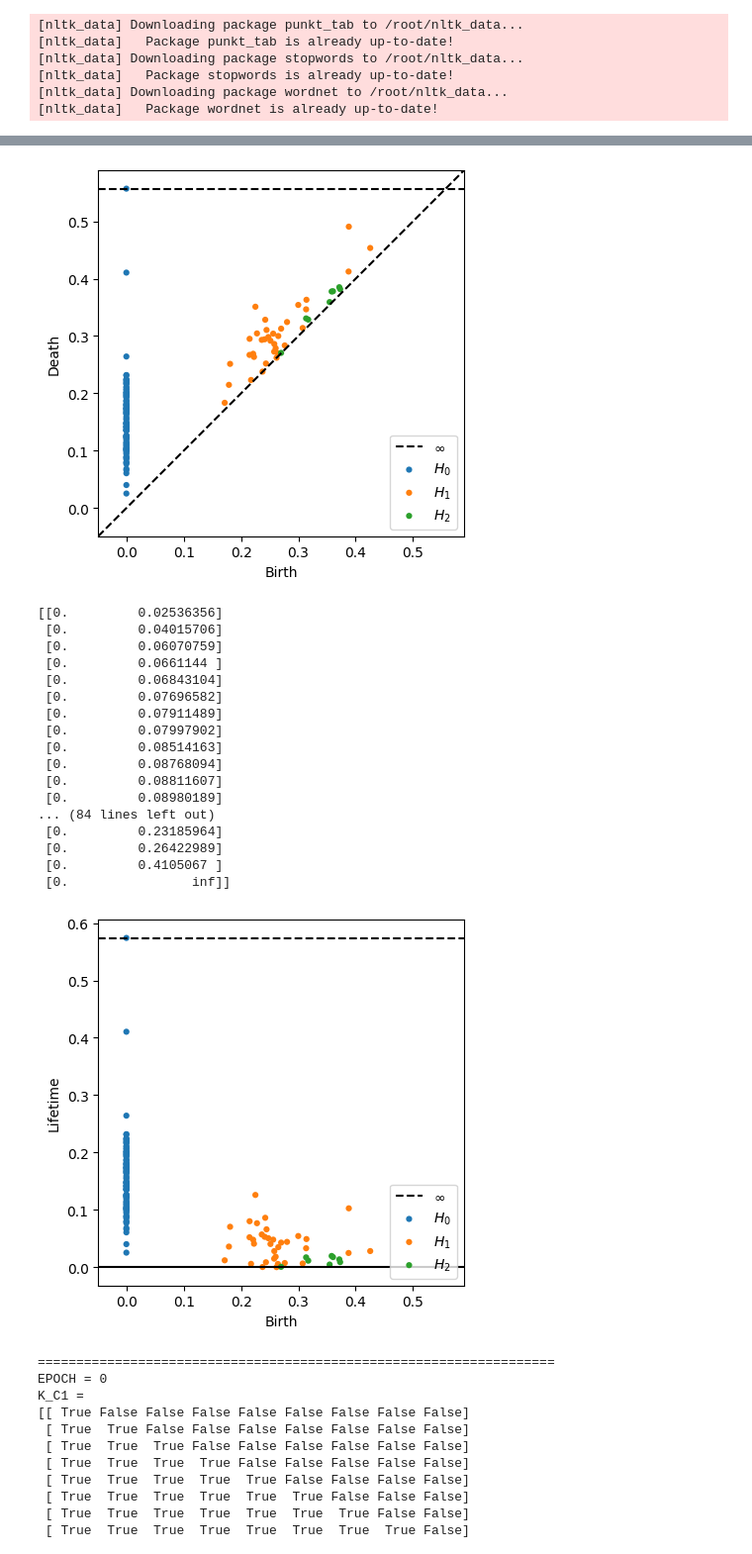
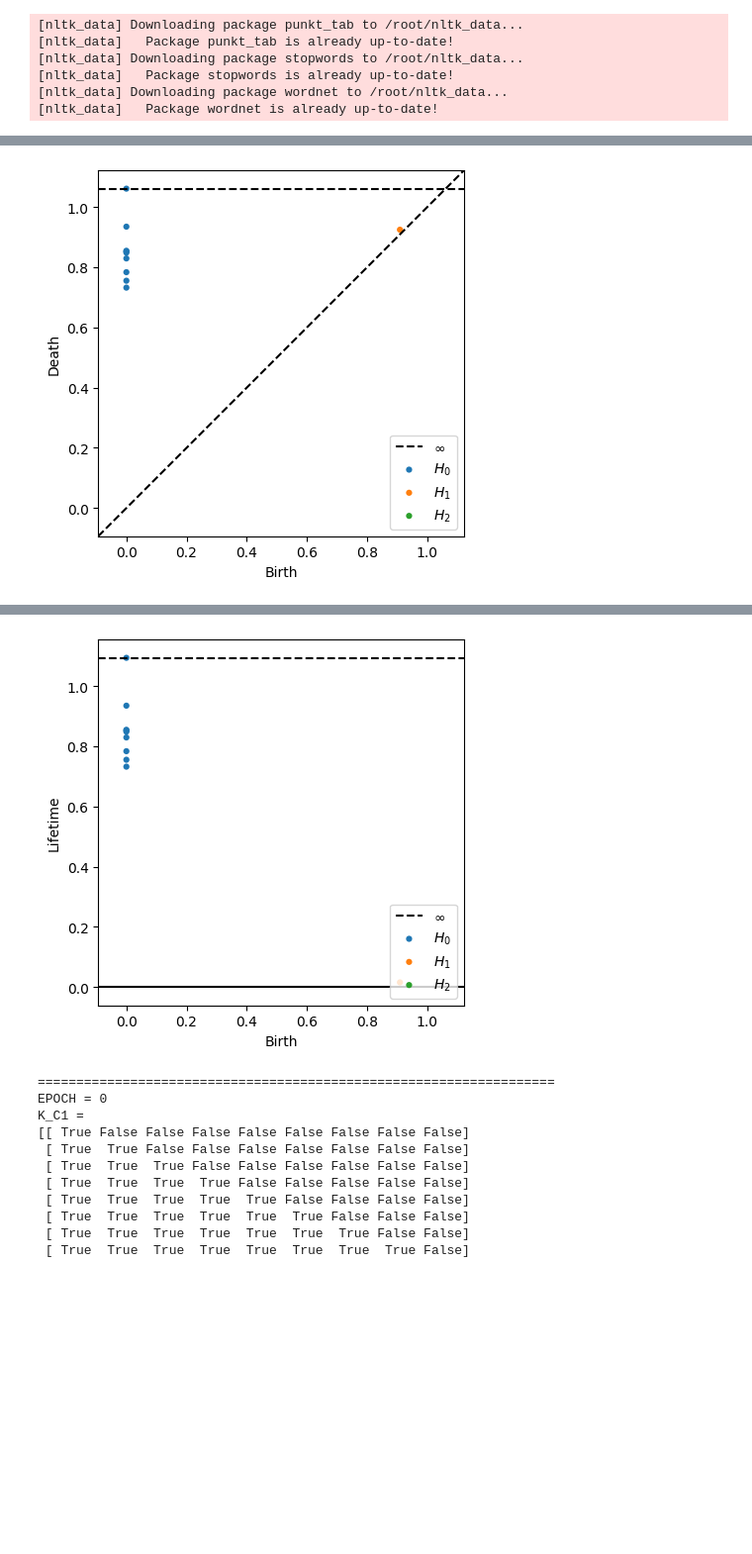
Before and after one commit to aguilin1/tda_ai_text_generation, a Jupyter notebook: tda_ai_text_detection.ipynb, the cells around one changed output, grey strips where cells are left out. Shown at 99% size. Saved outputs shown, nothing was run; the diff lists cells and outputs as text; code cells hidden in the pictures; blank space fills up the shorter version.

Commit message:
Updated metric matrix generator to make matrix symmetric. This matches the required input to Ripser, which now runs on our sample data.

```diff
--- a/tda_ai_text_detection.ipynb
+++ b/tda_ai_text_detection.ipynb
@@ -132,20 +135,0 @@ Distance 1.017722487449646 from [Finally, we use numerical simulations to confir
-# %%
-# This section generates and reformats the cosine similarity distances between
-# each pair of points and generates an array of all possible threshold values
-from sklearn.metrics.pairwise import cosine_similarity
-import itertools
-import numpy as np
-
-n_dpts = len(sentences) # Number of data points
-cosSimDistances = np.zeros((n_dpts, n_dpts)) # preallocate pairwise distance matrix
-
-# Label each sentence starting at 0, 1, 2, ...
-# Track distance between sentence i and sentence j in (i,j) entry of matrix
-# Matrix will be upper triangular
-for pair1_i, pair2_i in itertools.combinations(range(len(sentences)), 2):
-    cos_sim = cosine_similarity(embeddings[pair1_i].reshape(1, -1), embeddings[pair2_i].reshape(1, -1))[0][0]
-    dist = 2 * np.arccos(cos_sim) / np.pi
-    cosSimDistances[pair1_i][pair2_i] = dist
-print(cosSimDistances)
-thresholds = np.sort(np.unique(cosSimDistances))
-print(thresholds)
@@ -170,23 +160,20 @@ print(thresholds)
 # %%
-# Possible location to put toolbox TDA code to generate simplicial complexes
-# up to dimension 3 (tetrahedra). This will allow analysis of H0, H1, and H2
-
-# Possible location to put toolbox TDA code to generate persistence diagrams
-# and the associated data. We will need access to the data by itself so we can
-# do statistical analysis on it
-
-# Here's one way using Ripser
+# Here's one way to use Ripser
 # examples and instructions are here:
 # https://ripser.scikit-tda.org/en/latest/notebooks/Basic%20Usage.html
-!pip install Ripser
+# https://docs.scikit-tda.org/en/latest/notebooks/scikit-tda%20Tutorial.html#1.1.3.-Input-option:-Distance-matrix
 
-from ripser import ripser
-from persim import plot_diagrams
 
-data = np.random.random((100,3))
-diagrams = ripser(data, maxdim=2)['dgms']
+# This version uses the distance matrix input, which is what we want
+diagrams = ripser(cosSimDistances, distance_matrix=True, maxdim=2)['dgms']
 plot_diagrams(diagrams, show=True)
 plot_diagrams(diagrams, lifetime=True)
+
+# This is an example that uses the data directly and uses the euclidean metric
+#data = np.random.random((100,3))
+#diagrams = ripser(data, maxdim=2)['dgms']
+#plot_diagrams(diagrams, show=True)
+#plot_diagrams(diagrams, lifetime=True)
 
 # it appears that diagrams is a vector of vectors where each element of each
 # vector is [birth epoch, death epoch] and the vectors are in increasing order
@@ -194,3 +181,4 @@ plot_diagrams(diagrams, lifetime=True)
 print(diagrams[0])
 # Interpreting what each homology means is a different problem
 # %% [output]
+[figure, new version]
@@ -214,22 +194,4 @@ Requirement already satisfied: six>=1.5 in /usr/local/lib/python3.11/dist-packag
-[figure, old version]
-[[0.         0.02536356]
- [0.         0.04015706]
- [0.         0.06070759]
- [0.         0.0661144 ]
- [0.         0.06843104]
- [0.         0.07696582]
- [0.         0.07911489]
- [0.         0.07997902]
- [0.         0.08514163]
- [0.         0.08768094]
- [0.         0.08811607]
- [0.         0.08980189]
-... (84 lines left out)
- [0.         0.23185964]
- [0.         0.26422989]
- [0.         0.4105067 ]
- [0.                inf]]
-[figure, old version]
+[figure, new version]
 # %%
 ## Helper functions NOT based on publication
 
```
Also changed, not shown: parts of 5 cells of this notebook.
